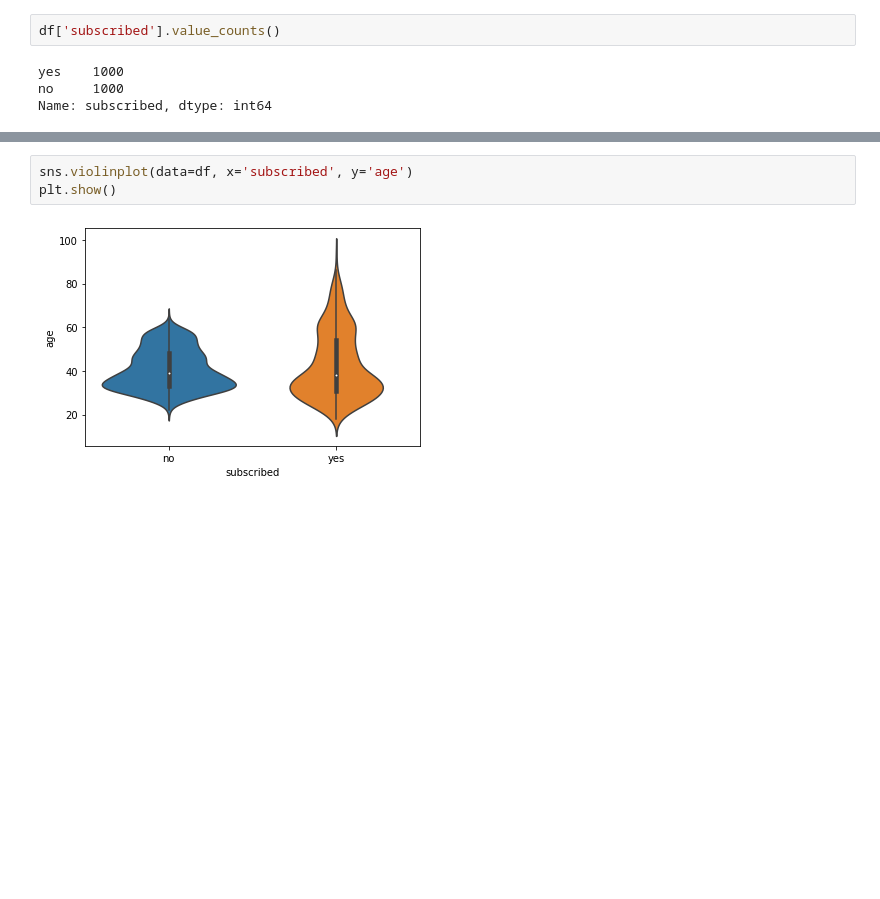
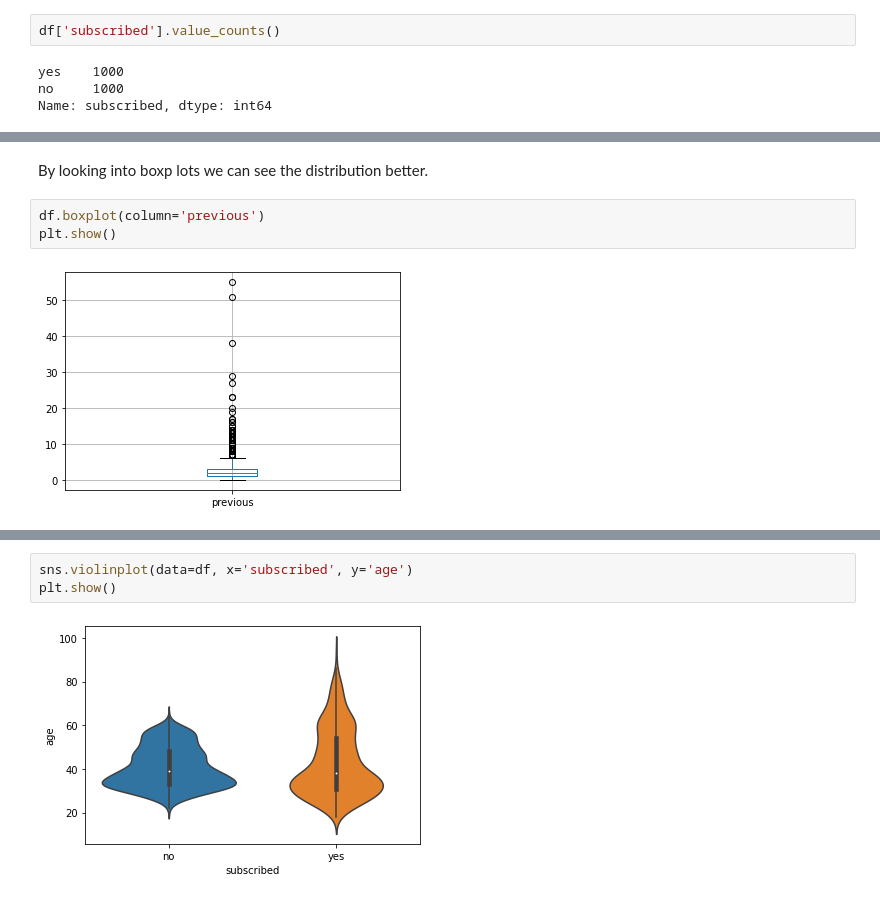
Before and after one commit to mandricic/CS5062, a Jupyter notebook: etivity1.ipynb, the cells around one changed output, grey strips where cells are left out. Saved outputs shown, nothing was run; the diff lists cells and outputs as text; blank space fills up the shorter version.

```diff
--- a/etivity1.ipynb
+++ b/etivity1.ipynb
@@ -127,0 +155,7 @@ Name: subscribed, dtype: int64
+# %% [markdown]
+By looking into boxp lots we can see the distribution better.
+# %%
+df.boxplot(column='previous')
+plt.show()
+# %% [output]
+[figure, added]
```
Also changed, not shown: parts of 8 cells of this notebook.
